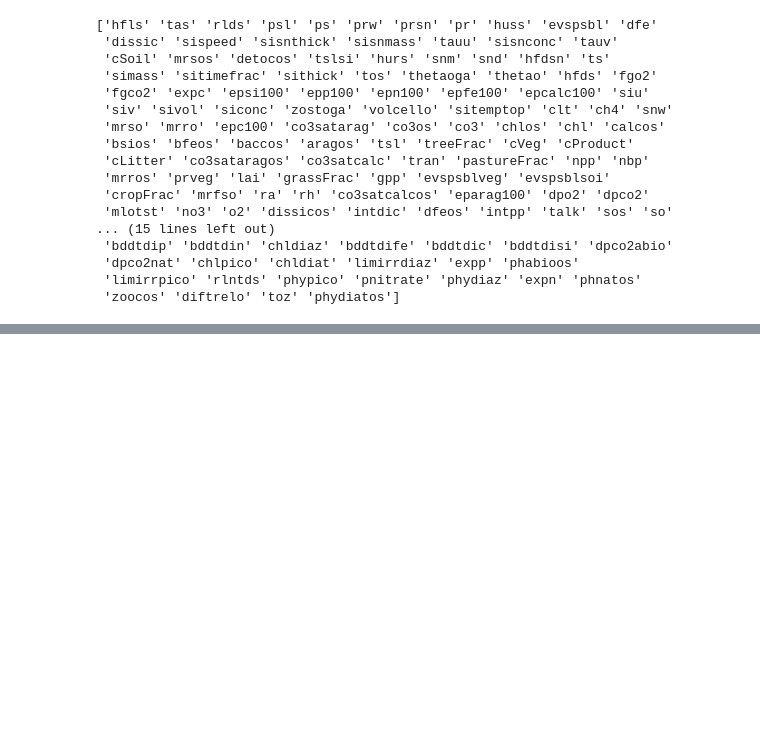
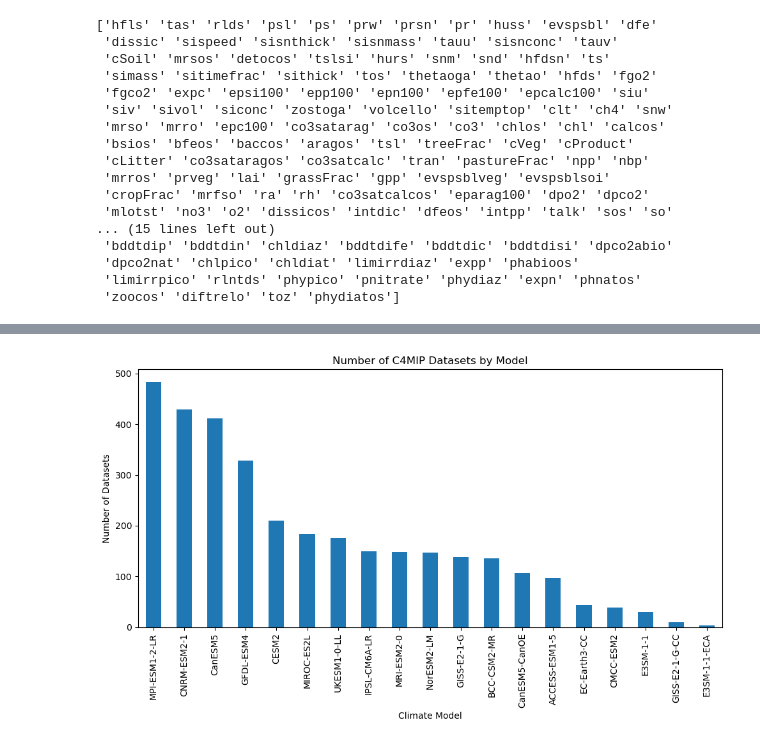
Before and after one commit to andykkimm/dsc_106project3, a Jupyter notebook: test.ipynb, the cells around one changed output, grey strips where cells are left out. Drawn from its saved outputs; the diff is of its cells as text; code cells hidden in the pictures; blank space fills up the shorter version.

```diff
--- a/test.ipynb
+++ b/test.ipynb
@@ -40,0 +128,11 @@ print(c4mip_data.variable_id.unique())
+# %%
+model_counts = c4mip_data['source_id'].value_counts()
+plt.figure(figsize=(10, 6))
+model_counts.plot(kind='bar')
+plt.title('Number of C4MIP Datasets by Model')
+plt.xlabel('Climate Model')
+plt.ylabel('Number of Datasets')
+plt.tight_layout()
+plt.show()
+# %% [output]
+[figure, added]
```
Also changed, not shown: parts of 8 cells of this notebook.
